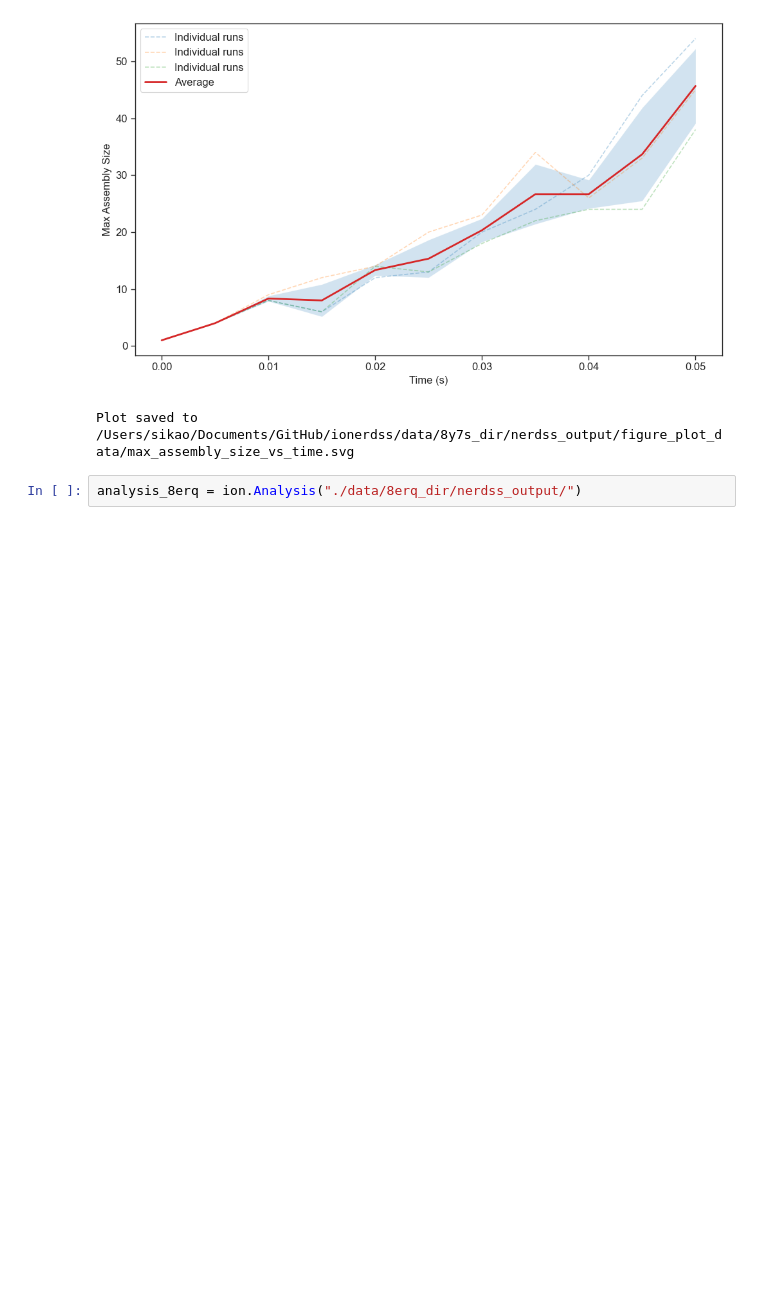
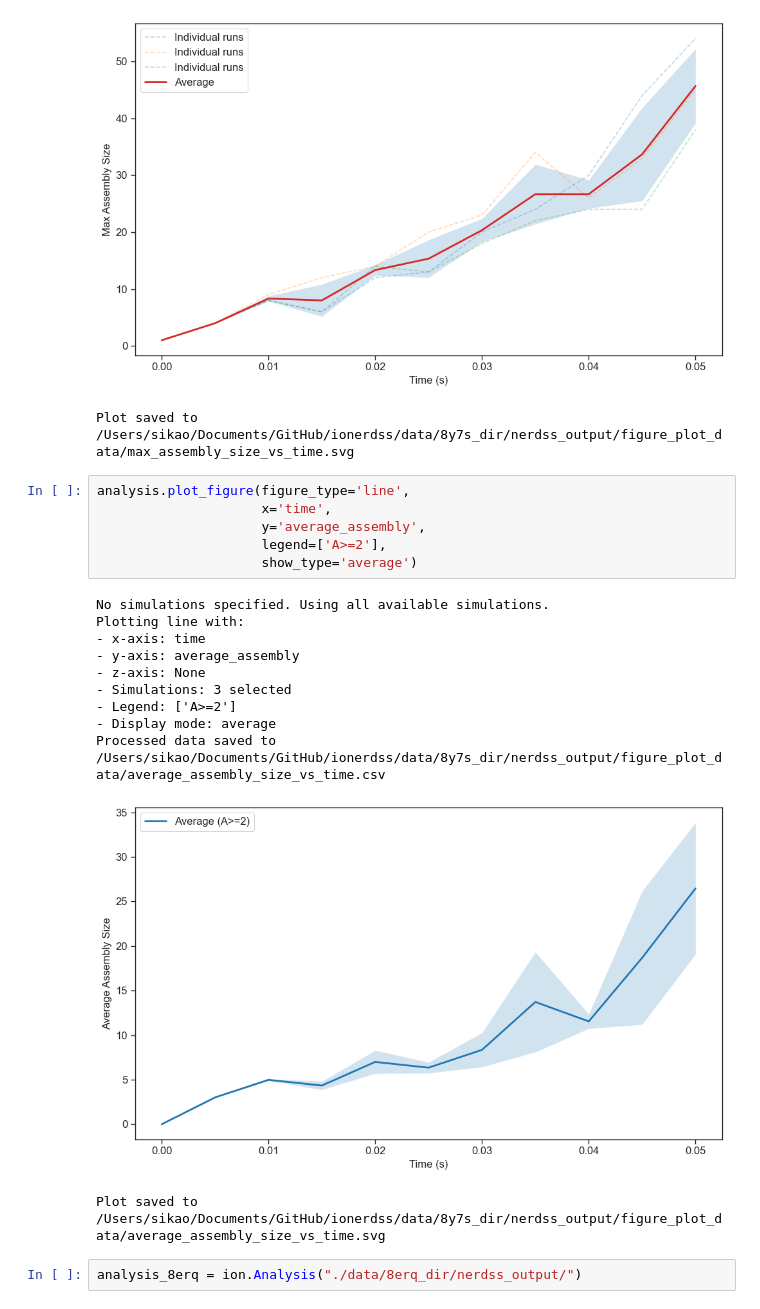
Before and after one commit to jonathanfischer97/ionerdss, a Jupyter notebook: workflow.ipynb, the cells around one changed output. Saved outputs shown, nothing was run; the diff lists cells and outputs as text; blank space fills up the shorter version.

Commit message:
add plot average assembly size to analysis module

```diff
--- a/workflow.ipynb
+++ b/workflow.ipynb
@@ -195,6 +195,24 @@ Plotting line with:
 - Display mode: both
 [figure]
 Plot saved to /Users/sikao/Documents/GitHub/ionerdss/data/8y7s_dir/nerdss_output/figure_plot_data/max_assembly_size_vs_time.svg
+# %%
+analysis.plot_figure(figure_type='line',
+                     x='time',
+                     y='average_assembly',
+                     legend=['A>=2'],
+                     show_type='average')
+# %% [output]
+No simulations specified. Using all available simulations.
+Plotting line with:
+- x-axis: time
+- y-axis: average_assembly
+- z-axis: None
+- Simulations: 3 selected
+- Legend: ['A>=2']
+- Display mode: average
+Processed data saved to /Users/sikao/Documents/GitHub/ionerdss/data/8y7s_dir/nerdss_output/figure_plot_data/average_assembly_size_vs_time.csv
+[figure, added]
+Plot saved to /Users/sikao/Documents/GitHub/ionerdss/data/8y7s_dir/nerdss_output/figure_plot_data/average_assembly_size_vs_time.svg
 # %%
 analysis_8erq = ion.Analysis("./data/8erq_dir/nerdss_output/")
 # %% [output]
```
Also changed, not shown: parts of 2 cells of this notebook, 2 other files.
